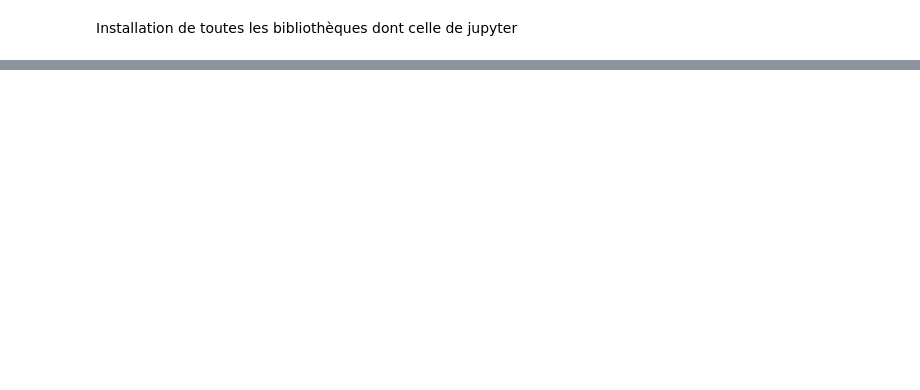
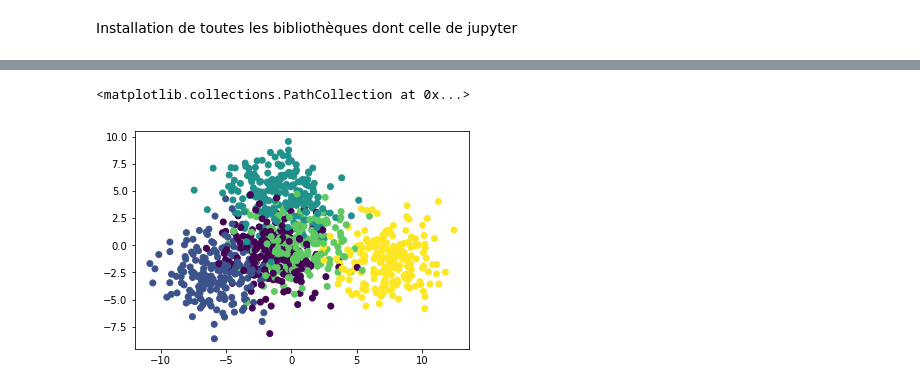
Before and after one commit to lalbarra/Cursus_Recherche, a Jupyter notebook: Notebook/SKlearn_notebook.ipynb, the cells around one changed output, grey strips where cells are left out. Saved outputs shown, nothing was run; the diff lists cells and outputs as text; code cells hidden in the pictures; blank space fills up the shorter version.

```diff
--- a/Notebook/SKlearn_notebook.ipynb
+++ b/Notebook/SKlearn_notebook.ipynb
@@ -213,0 +211,22 @@ array([[ 0,  0,  0,  0,  0,  0,  0,  0,  0,  0,  1,  1,  1,  1,  1,  1,  1,
+# %%
+from sklearn.datasets import make_blobs
+# We generate 1000 blobs and print them
+X,y = make_blobs(n_samples = 1000, n_features = 2, centers = 5, cluster_std = 2)
+plt.scatter(X[:,0], X[:,1], c=y)
+
+#PCA = Principal Component Analysis
+from sklearn.decomposition import PCA
+import numpy as np
+# We create an object from the PCA class
+pca = PCA(n_components=2, copy=True, whiten=False, svd_solver='auto', tol=0.0, iterated_power='auto', random_state=None)
+
+pca.fit(X)
+print("covariance :")
+print(pca.get_covariance())
+print("")
+print("transform :")
+Xt = pca.transform(X)
+print(Xt)
+print(np.shape(X))
+print(np.shape(Xt))
+print("")
@@ -213,0 +249,5 @@ array([[ 0,  0,  0,  0,  0,  0,  0,  0,  0,  0,  1,  1,  1,  1,  1,  1,  1,
+# %%
+plt.scatter(Xt[:,0], Xt[:,1], c=y)
+# %% [output]
+<matplotlib.collections.PathCollection at 0x...>
+[figure, added]
```
Also changed, not shown: parts of 13 cells of this notebook.
